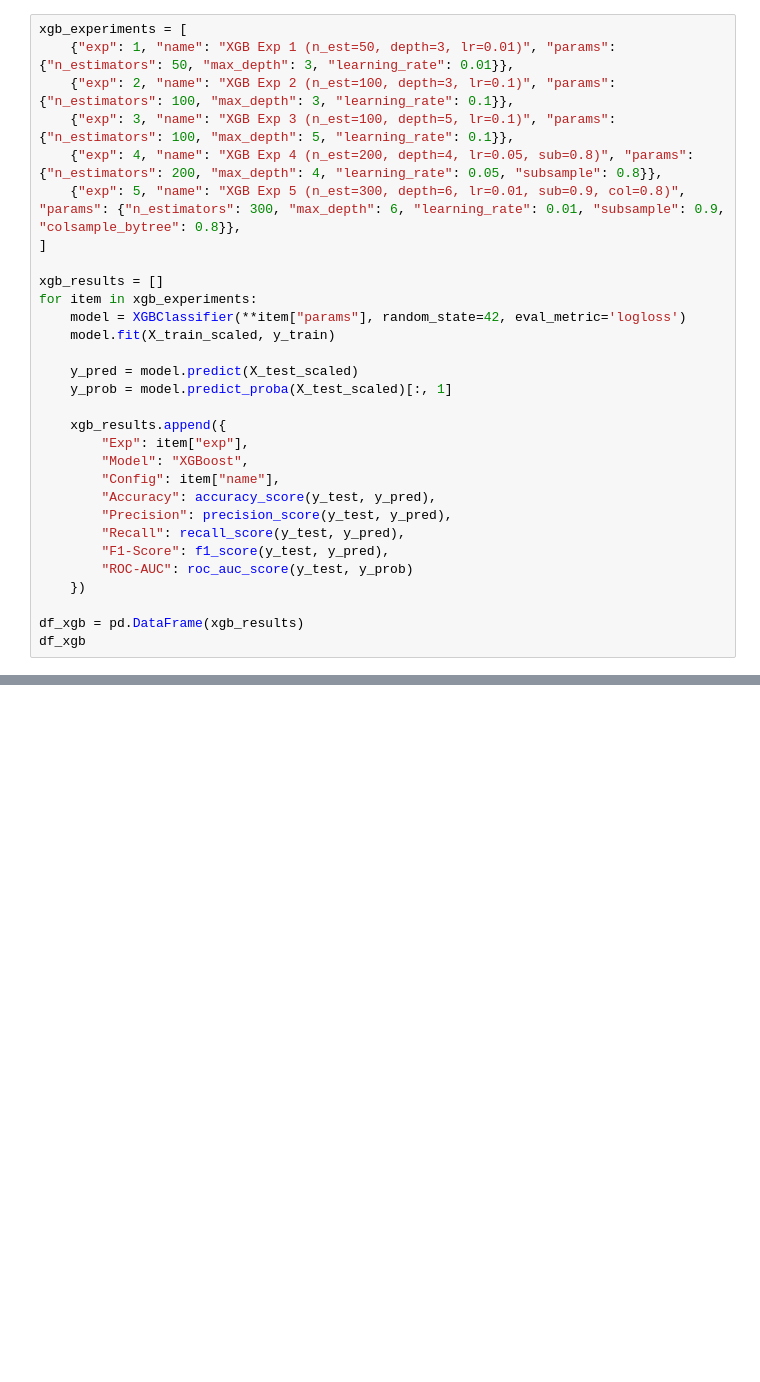
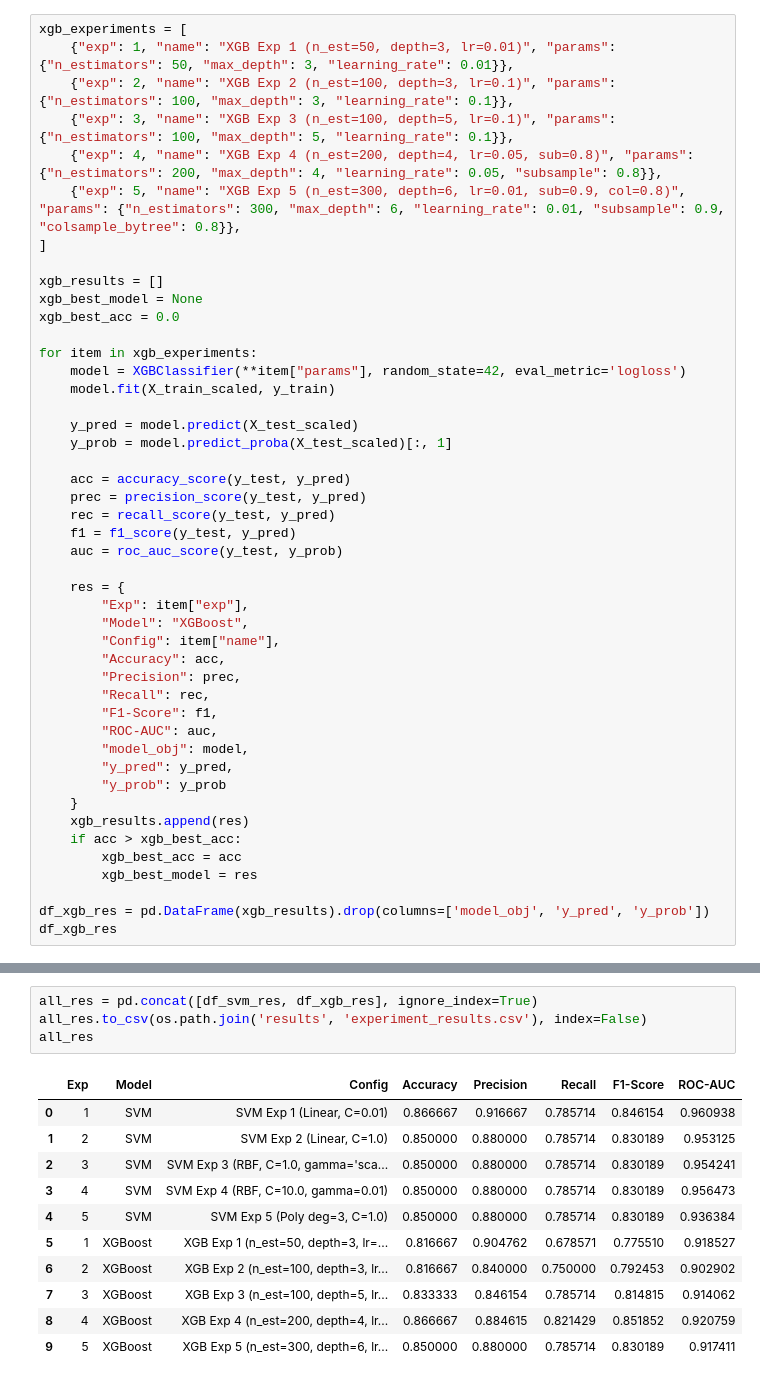
Before and after one commit to Badwolf90/UAS_Machine_Learning, a Jupyter notebook: notebooks/Heart_Disease_Prediction_UAS.ipynb, the cells around one changed output, grey strips where cells are left out. Drawn from its saved outputs; the diff is of its cells as text; blank space fills up the shorter version.

```diff
--- a/notebooks/Heart_Disease_Prediction_UAS.ipynb
+++ b/notebooks/Heart_Disease_Prediction_UAS.ipynb
@@ -89,6 +214,9 @@ xgb_experiments = [
 ]
 
 xgb_results = []
+xgb_best_model = None
+xgb_best_acc = 0.0
+
 for item in xgb_experiments:
     model = XGBClassifier(**item["params"], random_state=42, eval_metric='logloss')
     model.fit(X_train_scaled, y_train)
@@ -96,16 +224,29 @@ for item in xgb_experiments:
     y_pred = model.predict(X_test_scaled)
     y_prob = model.predict_proba(X_test_scaled)[:, 1]
 
-    xgb_results.append({
+    acc = accuracy_score(y_test, y_pred)
+    prec = precision_score(y_test, y_pred)
+    rec = recall_score(y_test, y_pred)
+    f1 = f1_score(y_test, y_pred)
+    auc = roc_auc_score(y_test, y_prob)
+
+    res = {
         "Exp": item["exp"],
         "Model": "XGBoost",
         "Config": item["name"],
-        "Accuracy": accuracy_score(y_test, y_pred),
-        "Precision": precision_score(y_test, y_pred),
-        "Recall": recall_score(y_test, y_pred),
-        "F1-Score": f1_score(y_test, y_pred),
-        "ROC-AUC": roc_auc_score(y_test, y_prob)
-    })
+        "Accuracy": acc,
+        "Precision": prec,
+        "Recall": rec,
+        "F1-Score": f1,
+        "ROC-AUC": auc,
+        "model_obj": model,
+        "y_pred": y_pred,
+        "y_prob": y_prob
+    }
+    xgb_results.append(res)
+    if acc > xgb_best_acc:
+        xgb_best_acc = acc
+        xgb_best_model = res
 
-df_xgb = pd.DataFrame(xgb_results)
-df_xgb
+df_xgb_res = pd.DataFrame(xgb_results).drop(columns=['model_obj', 'y_pred', 'y_prob'])
+df_xgb_res
@@ -113,0 +262,16 @@ df_xgb
+# %%
+all_res = pd.concat([df_svm_res, df_xgb_res], ignore_index=True)
+all_res.to_csv(os.path.join('results', 'experiment_results.csv'), index=False)
+all_res
+# %% [output]
+|  | Exp | Model | Config | Accuracy | Precision | Recall | F1-Score | ROC-AUC |
+| 0 | 1 | SVM | SVM Exp 1 (Linear, C=0.01) | 0.866667 | 0.916667 | 0.785714 | 0.846154 | 0.960938 |
+| 1 | 2 | SVM | SVM Exp 2 (Linear, C=1.0) | 0.850000 | 0.880000 | 0.785714 | 0.830189 | 0.953125 |
+| 2 | 3 | SVM | SVM Exp 3 (RBF, C=1.0, gamma='sca... | 0.850000 | 0.880000 | 0.785714 | 0.830189 | 0.954241 |
+| 3 | 4 | SVM | SVM Exp 4 (RBF, C=10.0, gamma=0.01) | 0.850000 | 0.880000 | 0.785714 | 0.830189 | 0.956473 |
+| 4 | 5 | SVM | SVM Exp 5 (Poly deg=3, C=1.0) | 0.850000 | 0.880000 | 0.785714 | 0.830189 | 0.936384 |
+| 5 | 1 | XGBoost | XGB Exp 1 (n_est=50, depth=3, lr=... | 0.816667 | 0.904762 | 0.678571 | 0.775510 | 0.918527 |
+| 6 | 2 | XGBoost | XGB Exp 2 (n_est=100, depth=3, lr... | 0.816667 | 0.840000 | 0.750000 | 0.792453 | 0.902902 |
+| 7 | 3 | XGBoost | XGB Exp 3 (n_est=100, depth=5, lr... | 0.833333 | 0.846154 | 0.785714 | 0.814815 | 0.914062 |
+| 8 | 4 | XGBoost | XGB Exp 4 (n_est=200, depth=4, lr... | 0.866667 | 0.884615 | 0.821429 | 0.851852 | 0.920759 |
+| 9 | 5 | XGBoost | XGB Exp 5 (n_est=300, depth=6, lr... | 0.850000 | 0.880000 | 0.785714 | 0.830189 | 0.917411 |
```
Also changed, not shown: parts of 27 cells of this notebook, 10 other files.
